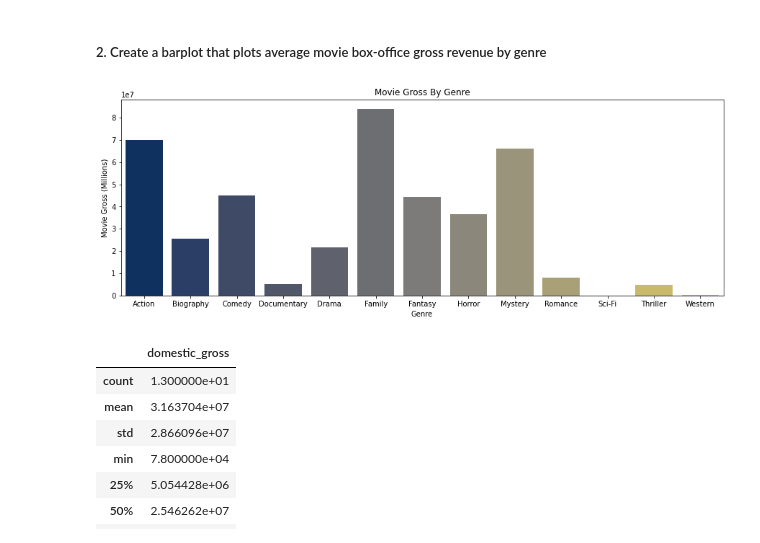
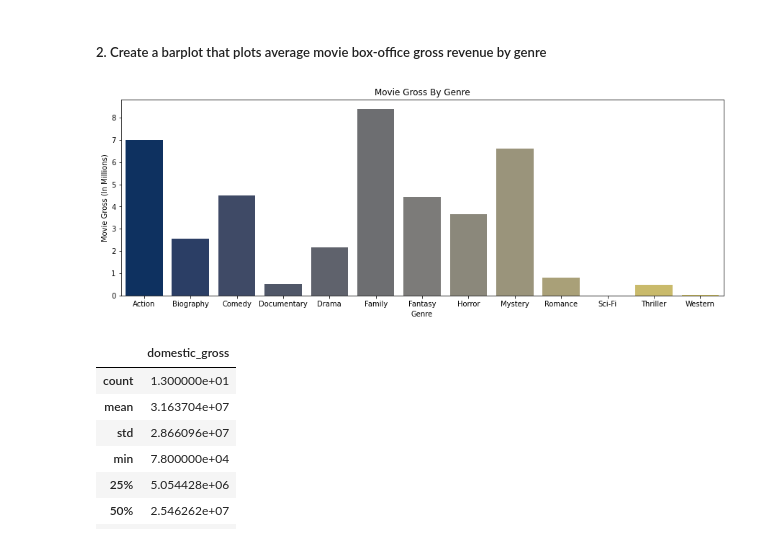
Before and after one commit to hannah-schurman/dcs-phase1-project, a Jupyter notebook: microsoft_movie_analysis.ipynb, the cells around one changed output. Cells and saved outputs as stored; diff of their text form; code cells hidden in the pictures.

```diff
--- a/microsoft_movie_analysis.ipynb
+++ b/microsoft_movie_analysis.ipynb
@@ -431,15 +432,19 @@
 # %%
 # Visualization for mapping a distribution of movie box office income by genre
 fig, ax = plt.subplots(figsize=(15,5))
 
 sns.barplot(x=avg_genre, y=avg_gross, palette='cividis')
 
+#format y axis so that it represents movie gross in the millions
+formatter = ticker.FuncFormatter(lambda x, pos: '{0:g}'.format(x/1e7))
+ax.yaxis.set_major_formatter(formatter)
+
 ax.set_title("Movie Gross By Genre")
 ax.set_xlabel("Genre")
-ax.set_ylabel("Movie Gross (Millions)")
+ax.set_ylabel("Movie Gross (In Millions)")
 plt.savefig("./Images/movie_gross_by_genre.png", dpi=150);
 # %% [output]
-[figure, old version]
+[figure, new version]
 # %%
 avg_gross_by_genre.describe()
 # %% [output]
```
Also changed, not shown: parts of 3 cells of this notebook, 2 other files.
